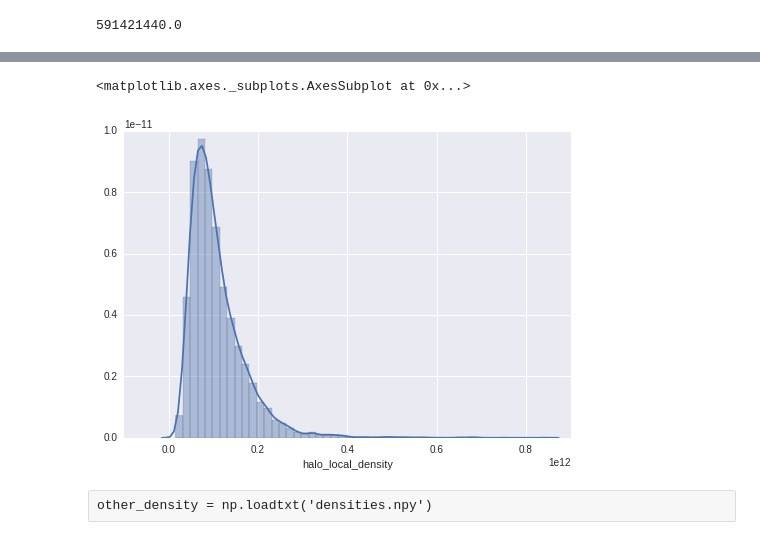
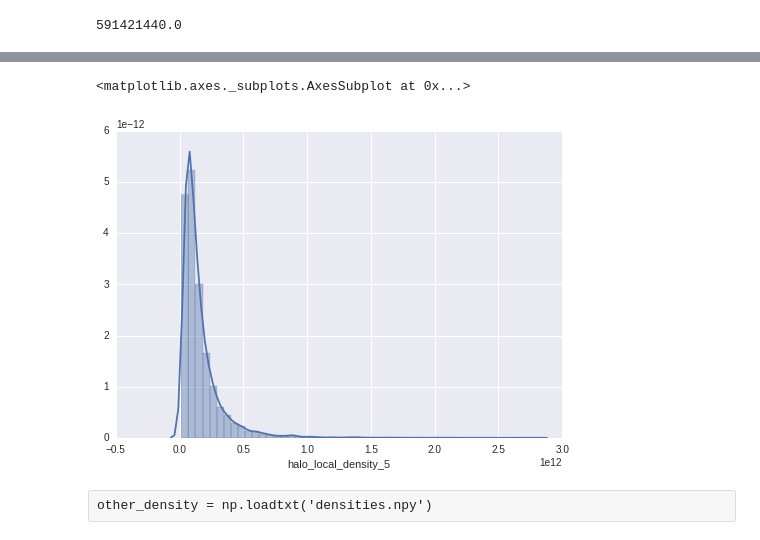
Before and after one commit to mclaughlin6464/pearce, a Jupyter notebook: notebooks/Test Cat.ipynb, the cells around one changed output, grey strips where cells are left out. Drawn from its saved outputs; the diff is of its cells as text; code cells hidden in the pictures.

```diff
--- a/notebooks/Test Cat.ipynb
+++ b/notebooks/Test Cat.ipynb
@@ -67,8 +68,8 @@ sns.distplot(np.log10(cat.halocat.halo_table['halo_mvir'][rand_idxs]), hist=True
 # %%
-sns.distplot(cat.halocat.halo_table['halo_local_density'][rand_idxs], hist=True, kde=True)
+sns.distplot(cat.halocat.halo_table['halo_local_density_5'][rand_idxs], hist=True, kde=True)
 # %% [output]
 <matplotlib.axes._subplots.AxesSubplot at 0x...>
-[figure, old version]
+[figure, new version]
 # %% [raw]
 other_density = np.loadtxt('densities.npy')
 # %% [raw]
```
Also changed, not shown: parts of 43 cells of this notebook.
